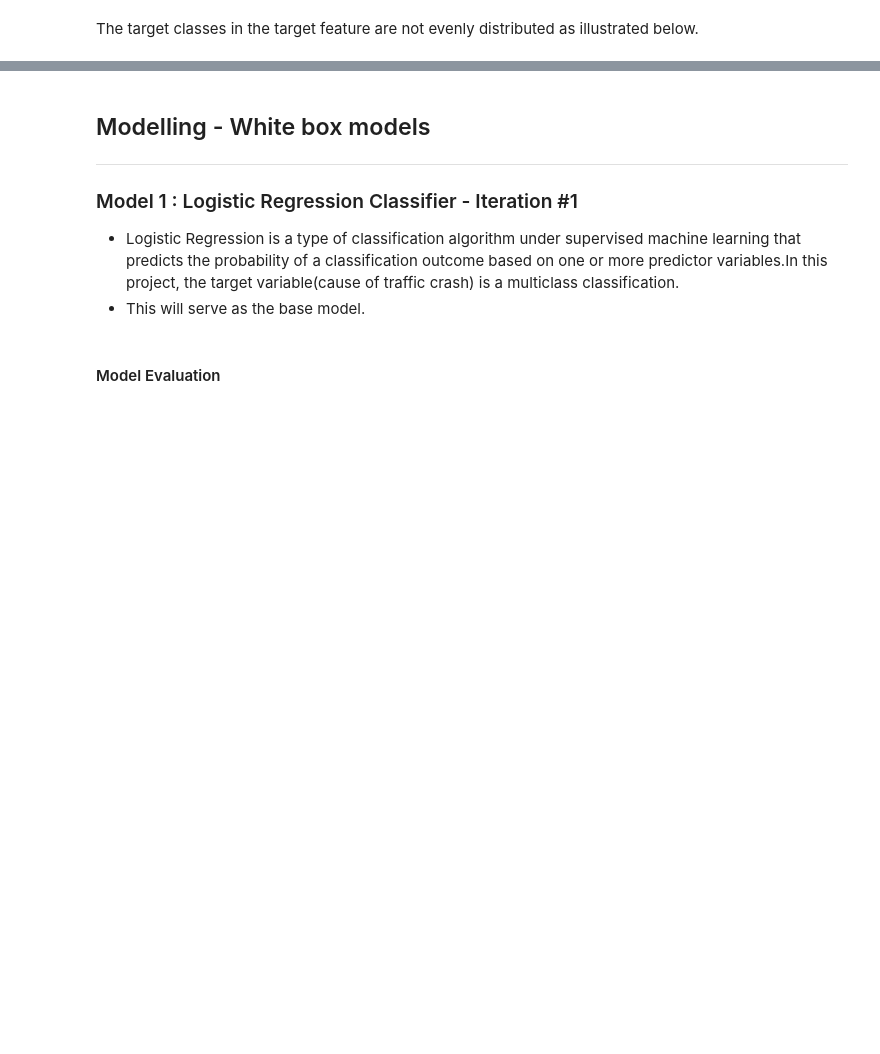
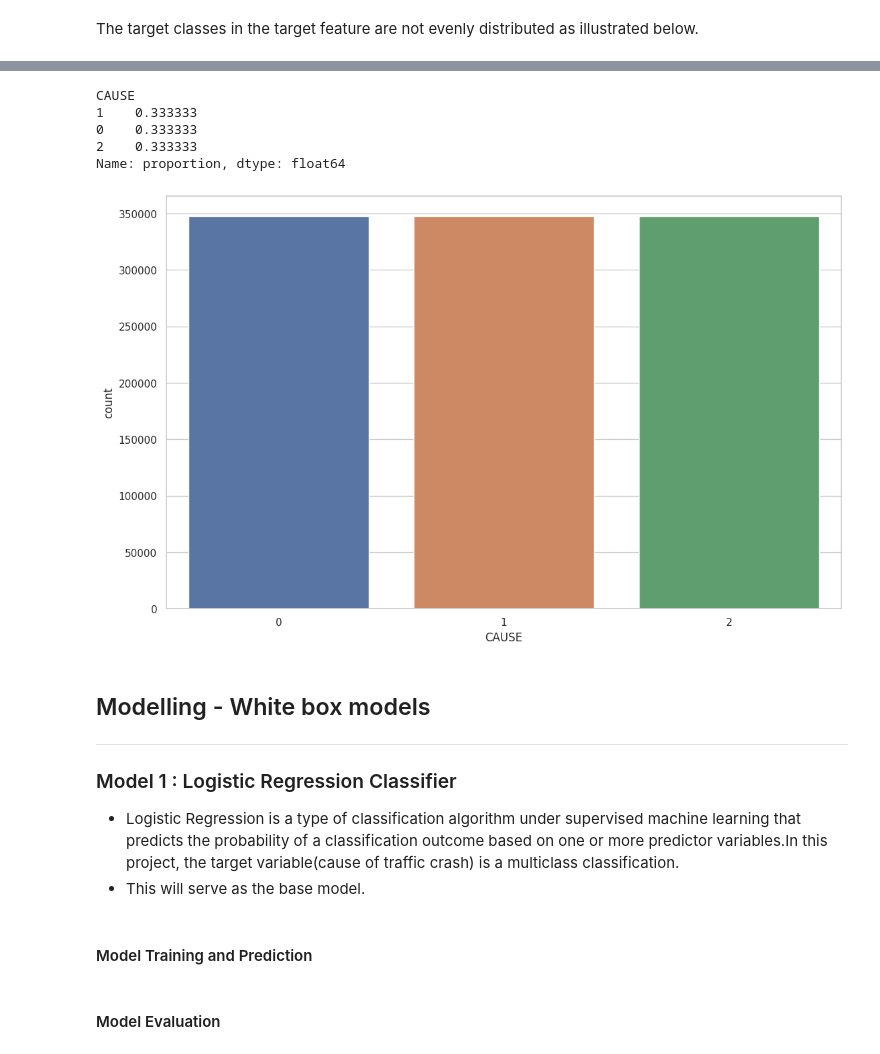
Before and after one commit to joakimTI/GROUP-5-PROJECT, a Jupyter notebook: index.ipynb, the cells around one changed output, grey strips where cells are left out. Saved outputs shown, nothing was run; the diff lists cells and outputs as text; code cells hidden in the pictures; blank space fills up the shorter version.

Commit message:
Kaggle Notebook | index_file | done with rf model

```diff
--- a/index.ipynb
+++ b/index.ipynb
@@ -1091,0 +1540,4 @@ deduplicated_df['VEHICLE_USE'].value_counts()
+# %%
+deduplicated_df = deduplicated_df.dropna()
+
+print(f'The dataset have {deduplicated_df.shape[0]} rows and {deduplicated_df.shape[1]} columns')
@@ -1091,0 +1548,15 @@ deduplicated_df['VEHICLE_USE'].value_counts()
+# %%
+# Create a LabelEncoder instance
+label_encoder = LabelEncoder()
+
+# Fit and transform the PRIM_CONTRIBUTORY_CAUSE_CATEGORY column to numerical values
+deduplicated_df['CAUSE'] = label_encoder.fit_transform(deduplicated_df['PRIM_CONTRIBUTORY_CAUSE_CATEGORY'])
+
+deduplicated_df = deduplicated_df.drop(columns='PRIM_CONTRIBUTORY_CAUSE_CATEGORY', axis=1)
+
+# Check the mapping
+print(dict(zip(label_encoder.classes_, label_encoder.transform(label_encoder.classes_))))
+print('\n')
+
+# Display the dataframe with the new numerical column
+deduplicated_df.head()
@@ -1092,22 +1572,8 @@ deduplicated_df['VEHICLE_USE'].value_counts()
 # %% [markdown]
 #### TRAIN-TEST SPLIT
-# %%
-le = LabelEncoder()
-# deduplicated_df['CAUSE_encoded'] = encoder.fit_transform(deduplicated_df['CAUSE'])
-
-# print(encoder.inverse_transform(deduplicated_df['CAUSE_encoded']))
-
-# Apply Label Encoding
-
-deduplicated_df['CAUSE_encoded'] = le.fit_transform(deduplicated_df['CAUSE'])
-
-
-# To get back the original values (inverse_transform)
-deduplicated_df['CAUSE_decoded'] = le.inverse_transform(deduplicated_df['CAUSE_encoded'])
-print(deduplicated_df['CAUSE_encoded'].value_counts(), deduplicated_df['CAUSE_decoded'].value_counts())
 # %%
 # Split the data into training and testing data at 80,20 ratio
-X = deduplicated_df.drop(['CAUSE_encoded', 'CAUSE_decoded', 'CAUSE', 'PERSON_ID','CRASH_RECORD_ID', 'LATITUDE', 'LONGITUDE', 'PRIM_CONTRIBUTORY_CAUSE', 'SEC_CONTRIBUTORY_CAUSE'], axis=1)
-y = deduplicated_df['CAUSE_encoded']
+X = deduplicated_df.drop(['PERSON_ID','CRASH_RECORD_ID', 'LATITUDE', 'LONGITUDE', 'CAUSE'], axis=1)
+y = deduplicated_df['CAUSE']
 
 X_train, X_test, y_train, y_test = train_test_split(X, y, test_size=0.2, random_state=42)
@@ -1190,16 +1711,23 @@ plt.show()
 # %%
 smote = SMOTE()
-X_train_full.columns = [str(col) for col in X_train_full.columns]
+X_train_encoded.columns = [str(col) for col in X_train_encoded.columns]
 plt.subplots(figsize=(13,8))
-y_train.name = 'CAUSE_encoded'
-X_train_resampled, y_train_resampled = smote.fit_resample(X_train_full, y_train)
+y_train.name = 'CAUSE'
+X_train_resampled, y_train_resampled = smote.fit_resample(X_train_encoded, y_train)
 print(y_train_resampled.value_counts(normalize=True))
 sns.countplot(data=y_train_resampled, x=y_train_resampled.index)
-plt.show()
+plt.show();
+# %% [output]
+CAUSE
+1    0.333333
+0    0.333333
+2    0.333333
+Name: proportion, dtype: float64
+[figure, added]
 # %% [markdown]
 ## Modelling - White box models
 ***
-### Model 1 : Logistic Regression Classifier - Iteration #1
+### Model 1 : Logistic Regression Classifier
 
 * Logistic Regression is a type of classification algorithm under supervised machine learning that predicts the probability of a classification outcome based on one or more predictor variables.In this project, the target variable(cause of traffic crash) is a multiclass classification.
 * This will serve as the base model.
@@ -1221,0 +1734,2 @@ y_pred_log = log_reg.predict(X_test_full)
+# %% [markdown]
+#### Model Training and Prediction
```
Also changed, not shown: parts of 156 cells of this notebook.
